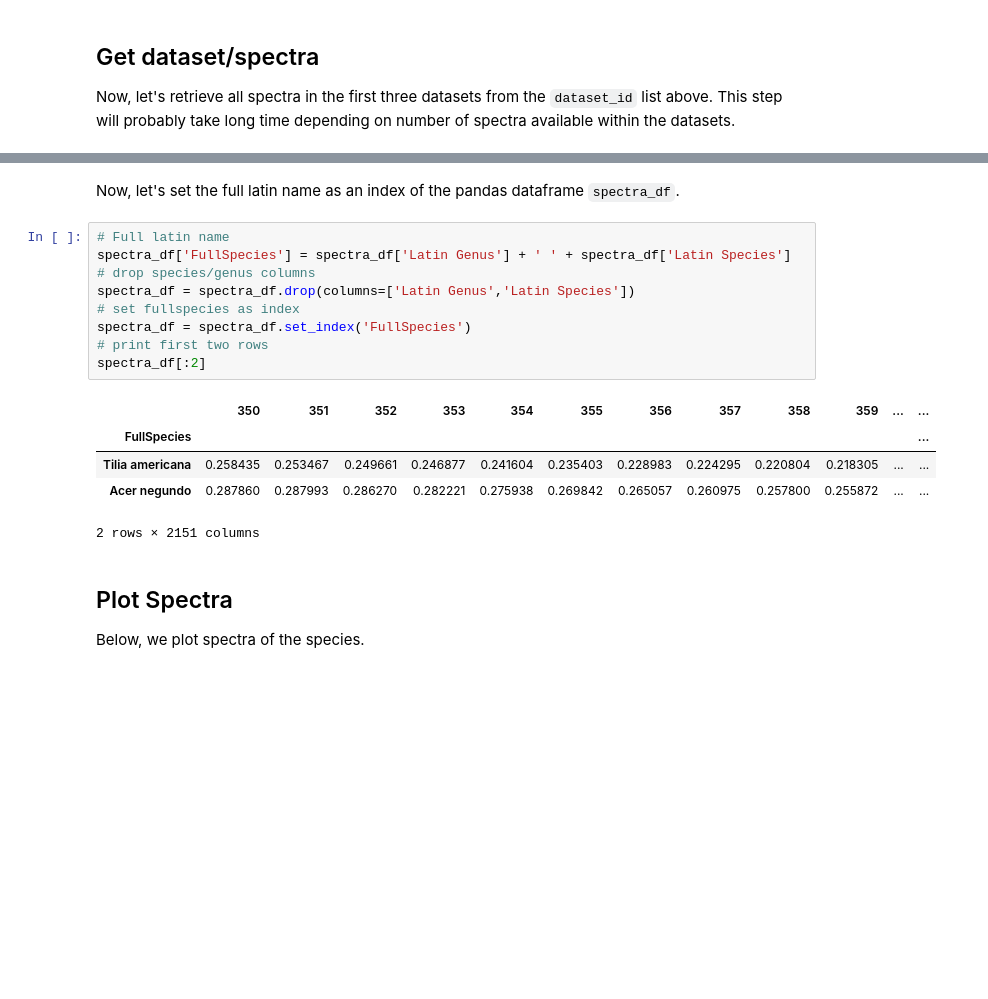
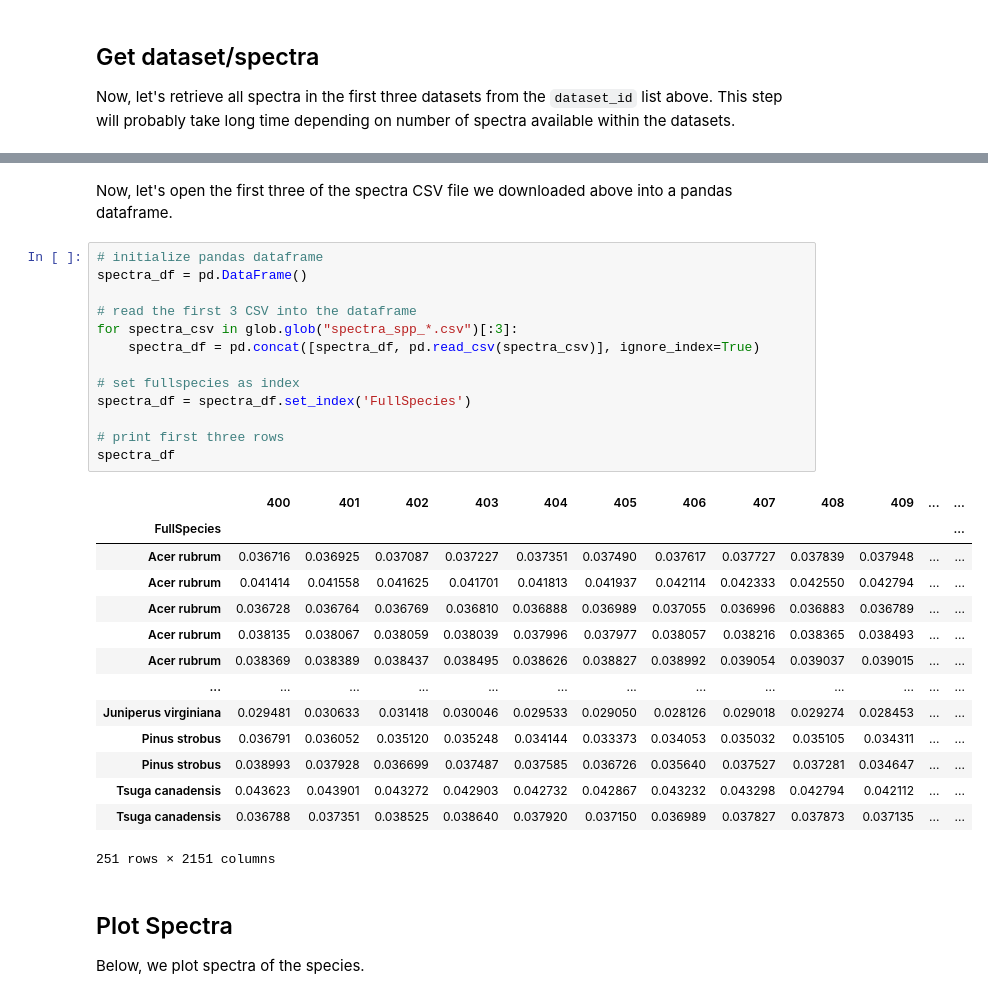
Before and after one commit to rupesh2/ecosis, a Jupyter notebook: ecosis_api_csv.ipynb, the cells around one changed output, grey strips where cells are left out. Cells and saved outputs as stored; diff of their text form; blank space fills up the shorter version.

```diff
--- a/ecosis_api_csv.ipynb
+++ b/ecosis_api_csv.ipynb
@@ -161,20 +167,33 @@ print(f"{spectra_n} spectra found for {len(dataset_id[:3])} datasets")
 # %% [markdown]
-Now, let's set the full latin name as an index of the pandas dataframe `spectra_df`.
+Now, let's open the first three of the spectra CSV file we downloaded above into a pandas dataframe.
-# %%
-# Full latin name
-spectra_df['FullSpecies'] = spectra_df['Latin Genus'] + ' ' + spectra_df['Latin Species']
-# drop species/genus columns
-spectra_df = spectra_df.drop(columns=['Latin Genus','Latin Species'])
-# set fullspecies as index
-spectra_df = spectra_df.set_index('FullSpecies')
-# print first two rows
-spectra_df[:2]
-# %% [output]
-|  | 350 | 351 | 352 | 353 | 354 | 355 | 356 | 357 | 358 | 359 | ... | ... |
-| FullSpecies |  |  |  |  |  |  |  |  |  |  |  | ... |
-| Tilia americana | 0.258435 | 0.253467 | 0.249661 | 0.246877 | 0.241604 | 0.235403 | 0.228983 | 0.224295 | 0.220804 | 0.218305 | ... | ... |
-| Acer negundo | 0.287860 | 0.287993 | 0.286270 | 0.282221 | 0.275938 | 0.269842 | 0.265057 | 0.260975 | 0.257800 | 0.255872 | ... | ... |
-2 rows × 2151 columns
+# %%
+# initialize pandas dataframe
+spectra_df = pd.DataFrame()
+
+# read the first 3 CSV into the dataframe
+for spectra_csv in glob.glob("spectra_spp_*.csv")[:3]:
+    spectra_df = pd.concat([spectra_df, pd.read_csv(spectra_csv)], ignore_index=True)
+
+# set fullspecies as index
+spectra_df = spectra_df.set_index('FullSpecies')
+
+# print first three rows
+spectra_df
+# %% [output]
+|  | 400 | 401 | 402 | 403 | 404 | 405 | 406 | 407 | 408 | 409 | ... | ... |
+| FullSpecies |  |  |  |  |  |  |  |  |  |  |  | ... |
+| Acer rubrum | 0.036716 | 0.036925 | 0.037087 | 0.037227 | 0.037351 | 0.037490 | 0.037617 | 0.037727 | 0.037839 | 0.037948 | ... | ... |
+| Acer rubrum | 0.041414 | 0.041558 | 0.041625 | 0.041701 | 0.041813 | 0.041937 | 0.042114 | 0.042333 | 0.042550 | 0.042794 | ... | ... |
+| Acer rubrum | 0.036728 | 0.036764 | 0.036769 | 0.036810 | 0.036888 | 0.036989 | 0.037055 | 0.036996 | 0.036883 | 0.036789 | ... | ... |
+| Acer rubrum | 0.038135 | 0.038067 | 0.038059 | 0.038039 | 0.037996 | 0.037977 | 0.038057 | 0.038216 | 0.038365 | 0.038493 | ... | ... |
+| Acer rubrum | 0.038369 | 0.038389 | 0.038437 | 0.038495 | 0.038626 | 0.038827 | 0.038992 | 0.039054 | 0.039037 | 0.039015 | ... | ... |
+| ... | ... | ... | ... | ... | ... | ... | ... | ... | ... | ... | ... | ... |
+| Juniperus virginiana | 0.029481 | 0.030633 | 0.031418 | 0.030046 | 0.029533 | 0.029050 | 0.028126 | 0.029018 | 0.029274 | 0.028453 | ... | ... |
+| Pinus strobus | 0.036791 | 0.036052 | 0.035120 | 0.035248 | 0.034144 | 0.033373 | 0.034053 | 0.035032 | 0.035105 | 0.034311 | ... | ... |
+| Pinus strobus | 0.038993 | 0.037928 | 0.036699 | 0.037487 | 0.037585 | 0.036726 | 0.035640 | 0.037527 | 0.037281 | 0.034647 | ... | ... |
+| Tsuga canadensis | 0.043623 | 0.043901 | 0.043272 | 0.042903 | 0.042732 | 0.042867 | 0.043232 | 0.043298 | 0.042794 | 0.042112 | ... | ... |
+| Tsuga canadensis | 0.036788 | 0.037351 | 0.038525 | 0.038640 | 0.037920 | 0.037150 | 0.036989 | 0.037827 | 0.037873 | 0.037135 | ... | ... |
+251 rows × 2151 columns
 # %% [markdown]
 ## Plot Spectra
 Below, we plot spectra of the species.
```
Also changed, not shown: parts of 6 cells of this notebook.
